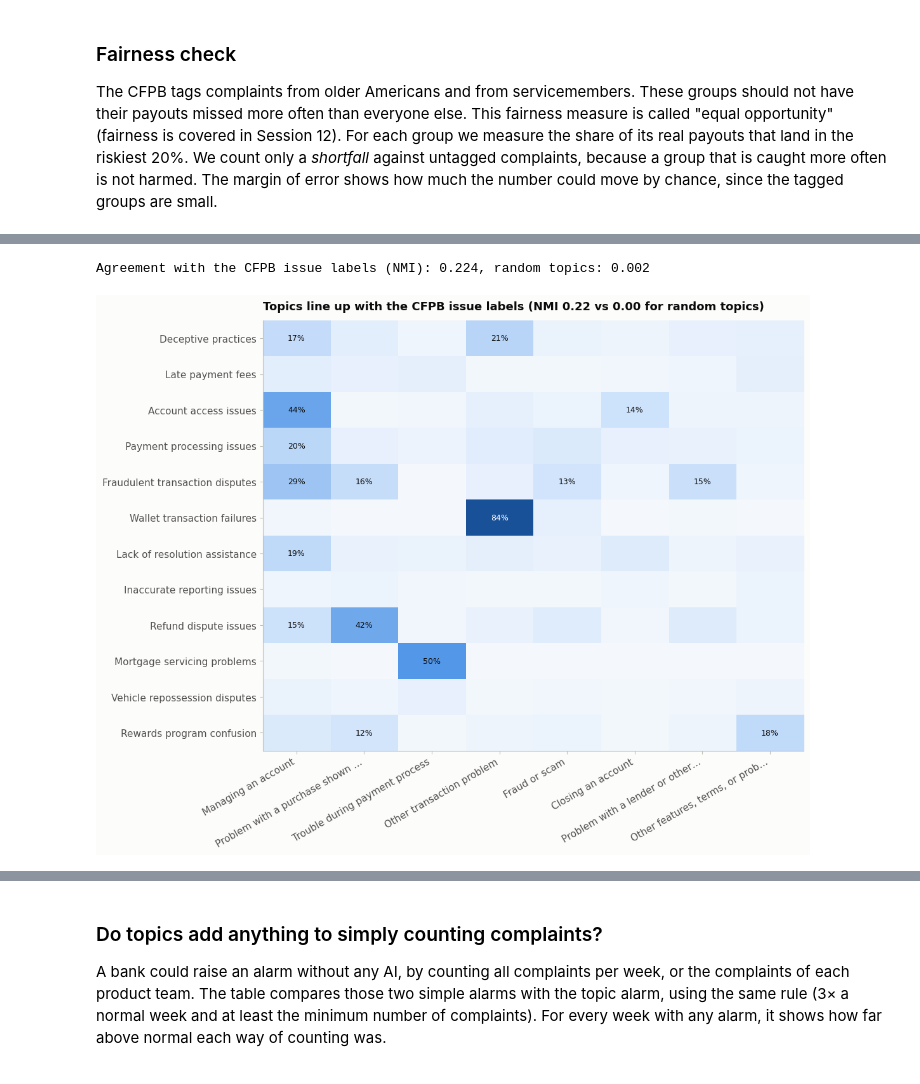
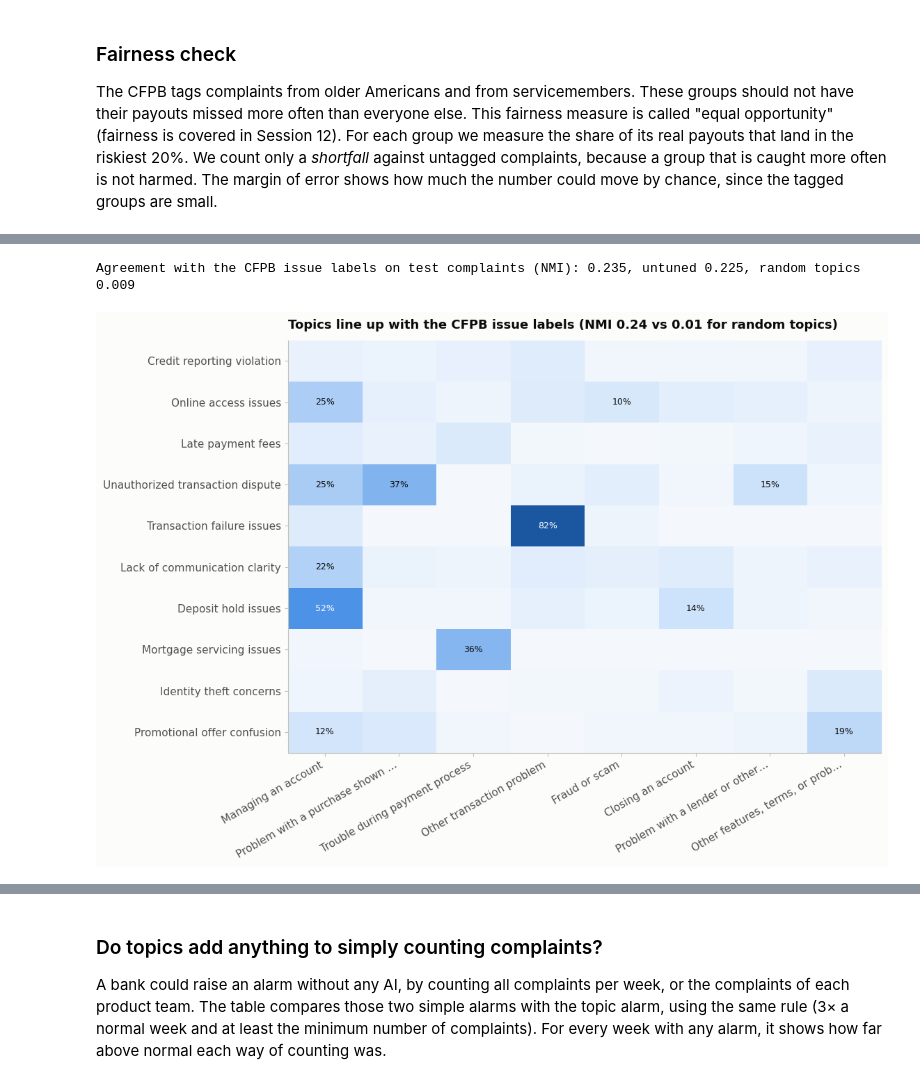
Before and after one commit to TedXpro/Introduction-To-Artificial-Intelligence-and-Machine-Learning-, a Jupyter notebook: FinalTermAssignment/Final_Project_Complaint_Intelligence.ipynb, the cells around one changed output, grey strips where cells are left out. Drawn from its saved outputs; the diff is of its cells as text; code cells hidden in the pictures.

Commit message:
Finalize the entire project and coursework

```diff
--- a/FinalTermAssignment/Final_Project_Complaint_Intelligence.ipynb
+++ b/FinalTermAssignment/Final_Project_Complaint_Intelligence.ipynb
@@ -956,17 +1121,23 @@ def fit_lda(dictionary, corpus, k, passes=4):
 
 
 def coherence(model, texts, dictionary):
-    return CoherenceModel(model=model, texts=texts, dictionary=dictionary, coherence="c_v",
-                          processes=1).get_coherence()
+    with np.errstate(divide="ignore", invalid="ignore"):
+        per_topic = CoherenceModel(model=model, texts=texts, dictionary=dictionary, coherence="c_v",
+                                   processes=1).get_coherence_per_topic()
+    return float(np.nanmean(per_topic))
 
 
 df["lda_tokens"] = df["tokens"].map(lda_tokens)
 unique_ids = np.sort(unique.index.to_numpy())
-TUNE_N = min(8000, len(unique_ids))
-tune_ids = np.random.default_rng(SEED).choice(unique_ids, TUNE_N, replace=False)
+TUNE_N = min(8000, len(train_idx))
+tune_ids = np.random.default_rng(SEED).choice(train_idx, TUNE_N, replace=False)
 tune_pairs = [df.at[i, "lda_tokens"] for i in tune_ids]
 tune_single = [unigram_tokens(i) for i in tune_ids]
 tune_raw = [tokenize(df.at[i, "clean"]) for i in tune_ids]
+val_pairs = [df.at[i, "lda_tokens"] for i in val_idx]
+val_single = [unigram_tokens(i) for i in val_idx]
+val_raw = [tokenize(df.at[i, "clean"]) for i in val_idx]
+val_issues = df.loc[val_idx, "issue"].to_numpy()
 NO_BELOW = 10
-print(f"Tuning on {TUNE_N:,} unique complaints")
+print(f"Settings are fitted on {TUNE_N:,} training complaints and scored on {len(val_idx):,} validation complaints")
 # %% [output]
@@ -1066,13 +1257,24 @@ Top words of the untuned topics:
 # %%
 use_pairs = best_setting["texts"] == "pairs"
 texts_all = df["lda_tokens"].tolist() if use_pairs else [unigram_tokens(i) for i in range(len(df))]
+fit_ids = np.sort(np.concatenate([train_idx, val_idx]))
 NO_BELOW_FINAL = max(NO_BELOW, round(20 * SCALE))
-final_dictionary, final_corpus = build_corpus([texts_all[i] for i in unique_ids], NO_BELOW_FINAL,
+PASSES = 4 if QUICK_RUN else 8
+final_dictionary, final_corpus = build_corpus([texts_all[i] for i in fit_ids], NO_BELOW_FINAL,
                                               best_setting["no_above"])
 start = time.time()
-lda = fit_lda(final_dictionary, final_corpus, BEST_K, passes=4 if QUICK_RUN else 8)
-LDA_COHERENCE = coherence(lda, [texts_all[i] for i in tune_ids], final_dictionary)
-print(f"Final LDA on {len(unique_ids):,} unique complaints in {time.time() - start:.0f} s, c_v = {LDA_COHERENCE:.3f}")
+lda = fit_lda(final_dictionary, final_corpus, BEST_K, passes=PASSES)
+print(f"Final LDA on {len(fit_ids):,} training and validation complaints in {time.time() - start:.0f} s")
+
+untuned_final_dictionary, untuned_final_corpus = build_corpus([tokenize(df.at[i, "clean"]) for i in fit_ids],
+                                                              1, 1.0, None)
+untuned_final = fit_lda(untuned_final_dictionary, untuned_final_corpus, 10, passes=PASSES)
+test_raw = [tokenize(df.at[i, "clean"]) for i in test_idx]
+LDA_COHERENCE = coherence(lda, [texts_all[i] for i in test_idx], final_dictionary)
+UNTUNED_TEST_COHERENCE = coherence(untuned_final, test_raw, untuned_final_dictionary)
+UNTUNED_TEST_NMI = issue_nmi(untuned_final, untuned_final_dictionary, test_raw, df.loc[test_idx, "issue"].to_numpy())
+print(f"On {len(test_idx):,} test complaints: c_v {LDA_COHERENCE:.3f}, "
+      f"untuned model fitted on the same complaints {UNTUNED_TEST_COHERENCE:.3f}")
 
 top_words = {t: [w for w, _ in lda.show_topic(t, topn=12)] for t in range(BEST_K)}
 NAMING_SYSTEM = ("You name topics found in bank customer complaints. Reply with ONE short name of at most 4 words "
@@ -1124,27 +1325,28 @@ display(topic_table.style.format({"share of unique complaints": "{:.1%}", "share
 # %%
-u = df.loc[unique_ids]
+u = df.loc[test_idx]
 NMI = normalized_mutual_info_score(u["issue"], u["topic"])
 NMI_RANDOM = normalized_mutual_info_score(u["issue"], np.random.default_rng(SEED).permutation(u["topic"].to_numpy()))
-print(f"Agreement with the CFPB issue labels (NMI): {NMI:.3f}, random topics: {NMI_RANDOM:.3f}")
+print(f"Agreement with the CFPB issue labels on test complaints (NMI): {NMI:.3f}, "
+      f"untuned {UNTUNED_TEST_NMI:.3f}, random topics {NMI_RANDOM:.3f}")
 
 top_issues = u["issue"].value_counts().index[:8]
 heat = pd.crosstab(u["topic"], u["issue"], normalize="index").reindex(columns=top_issues, fill_value=0)
 heat = heat.reindex(topic_table.index, fill_value=0)
 fig, ax = plt.subplots(figsize=(11, 0.55 * BEST_K + 2.2))
 ax.imshow(heat.to_numpy(), cmap=BLUES, vmin=0, vmax=1, aspect="auto")
 ax.grid(False)
 ax.set_yticks(range(len(heat)), [topic_names[t] for t in heat.index])
 ax.set_xticks(range(len(top_issues)), [i if len(i) <= 32 else i[:30] + "…" for i in top_issues], rotation=30, ha="right")
 for i in range(heat.shape[0]):
     for j in range(heat.shape[1]):
         value = heat.iat[i, j]
         if value >= 0.1:
             ax.text(j, i, f"{value:.0%}", ha="center", va="center", color="white" if value > 0.5 else INK, fontsize=9)
 ax.set_title(f"Topics line up with the CFPB issue labels (NMI {NMI:.2f} vs {NMI_RANDOM:.2f} for random topics)")
 save_fig(fig, "fig08_topics_vs_cfpb_issues")
 # %% [output]
-Agreement with the CFPB issue labels (NMI): 0.224, random topics: 0.002
+Agreement with the CFPB issue labels on test complaints (NMI): 0.235, untuned 0.225, random topics 0.009
-[figure, old version]
+[figure, new version]
 # %%
 topic_weekly = (df[df["week"].isin(WEEKS)].groupby(["week", "topic"]).size()
                   .unstack(fill_value=0).reindex(index=WEEKS, columns=range(BEST_K), fill_value=0))
```
Also changed, not shown: parts of 49 cells of this notebook, 8 other files.
